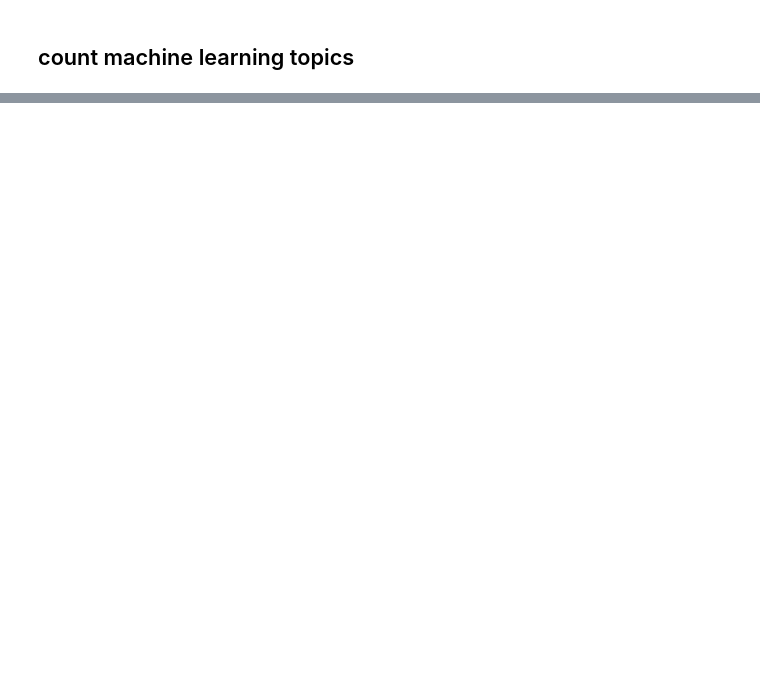
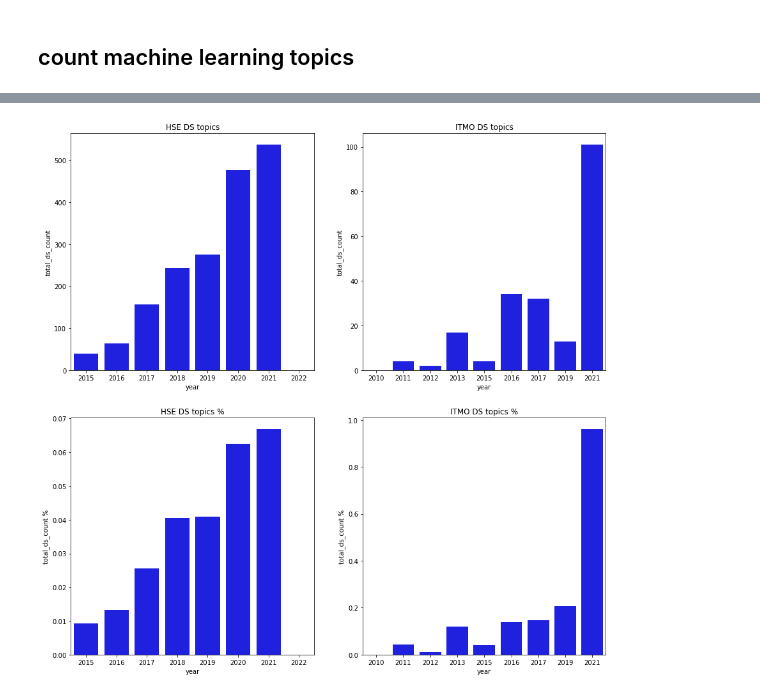
Before and after one commit to evjeny/diplomas_exploratory_analysis, a Jupyter notebook: analysis.ipynb, the cells around one changed output, grey strips where cells are left out. Saved outputs shown, nothing was run; the diff lists cells and outputs as text; code cells hidden in the pictures; blank space fills up the shorter version.

Commit message:
add percent ds topics plot

```diff
--- a/analysis.ipynb
+++ b/analysis.ipynb
@@ -409,12 +491,29 @@ describe_ds_counts(hse_ds_counts_df, ds_freq_columns)
 # %%
-def plot_ds_topics_over_time(df: pd.DataFrame, title: str, ax):
-    groups = df[["year", "total_ds_count"]] \
+def plot_ds_topics_over_time(df: pd.DataFrame, title: str, ax, use_percents: bool = False):
+    ax.set_title(title)
+
+    ds_groups = df[["year", "total_ds_count"]] \
         .groupby(["year"], as_index=False).sum() \
         .sort_values(by="year", ascending=True)
-    ax.set_title(title)
-    sns.barplot(x="year", y="total_ds_count", data=groups, ax=ax, color="b")
+    total_groups = df[["year", "title"]] \
+        .groupby(["year"], as_index=False).count() \
+        .sort_values(by="year", ascending=True)
+
+    target_column = "total_ds_count"
+    if use_percents:
+        target_column = "total_ds_count %"
+        total_counts = np.maximum(total_groups["title"], 1)
+        ds_groups[target_column] = ds_groups["total_ds_count"] / total_counts
+
+    sns.barplot(x="year", y=target_column, data=ds_groups, ax=ax, color="b")
 
 
-with add_subplots(1, 2, figsize=(20, 10)) as (hse_ax, itmo_ax):
-    plot_ds_topics_over_time(hse_ds_counts_df, "HSE DS topics", hse_ax)
-    plot_ds_topics_over_time(itmo_ds_counts_df, "ITMO DS topics", itmo_ax)
+with add_subplots(2, 2, figsize=(15, 15)) as (
+    (hse_total_ax, itmo_total_ax), (hse_percent_ax, itmo_percent_ax)
+):
+    plot_ds_topics_over_time(hse_ds_counts_df, "HSE DS topics", hse_total_ax)
+    plot_ds_topics_over_time(itmo_ds_counts_df, "ITMO DS topics", itmo_total_ax)
+    plot_ds_topics_over_time(hse_ds_counts_df, "HSE DS topics %", hse_percent_ax, use_percents=True)
+    plot_ds_topics_over_time(itmo_ds_counts_df, "ITMO DS topics %", itmo_percent_ax, use_percents=True)
+# %% [output]
+[figure, added]
```
Also changed, not shown: parts of 16 cells of this notebook.
